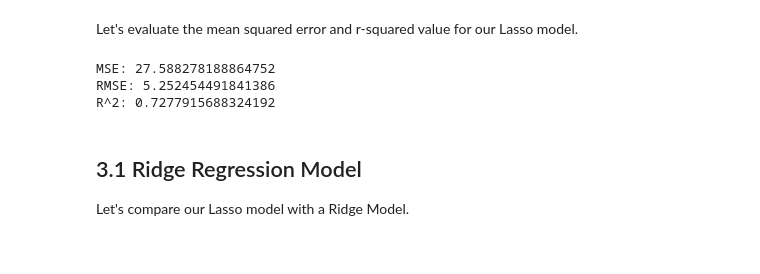
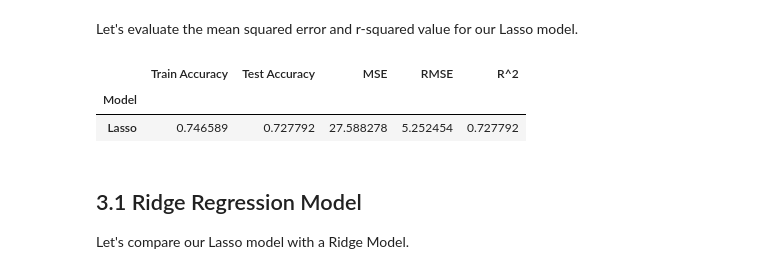
Before and after one commit to alexcraig043/qss-20-final-project, a Jupyter notebook: src/code/03_model_prediction.ipynb, the cells around one changed output. Cells and saved outputs as stored; diff of their text form; code cells hidden in the pictures.

Commit message:
tex outputs

```diff
--- a/src/code/03_model_prediction.ipynb
+++ b/src/code/03_model_prediction.ipynb
@@ -161,16 +167,23 @@ Let's evaluate the mean squared error and r-squared value for our Lasso model.
 # %%
 y_pred_lasso = lasso_model.predict(X_test)
 mse_lasso = mean_squared_error(y_test, y_pred_lasso)
 rmse_lasso = np.sqrt(mse_lasso)
 r2_lasso = r2_score(y_test, y_pred_lasso)
+train_accuracy_lasso = lasso_model.score(X_train, y_train)
+test_accuracy_lasso = lasso_model.score(X_test, y_test)
 
-print('MSE:', mse_lasso)
-print('RMSE:', rmse_lasso)
-print('R^2:', r2_lasso)
+lasso_summary = pd.DataFrame({"Model": ["Lasso"], "Train Accuracy": [train_accuracy_lasso], "Test Accuracy": [test_accuracy_lasso], "MSE": [mse_lasso], "RMSE": [rmse_lasso], "R^2": [r2_lasso]}).set_index("Model")
+
+
+# Save df as latex
+with open('../output/tex/lasso_summary.tex', 'w') as tf:
+    tf.write(lasso_summary.to_latex())
+
+lasso_summary
 # %% [output]
-MSE: 27.588278188864752
-RMSE: 5.252454491841386
-R^2: 0.7277915688324192
+|  | Train Accuracy | Test Accuracy | MSE | RMSE | R^2 |
+| Model |  |  |  |  |  |
+| Lasso | 0.746589 | 0.727792 | 27.588278 | 5.252454 | 0.727792 |
 # %% [markdown]
 ## 3.1 Ridge Regression Model
 Let's compare our Lasso model with a Ridge Model.
```
Also changed, not shown: parts of 3 cells of this notebook, 6 other files.
